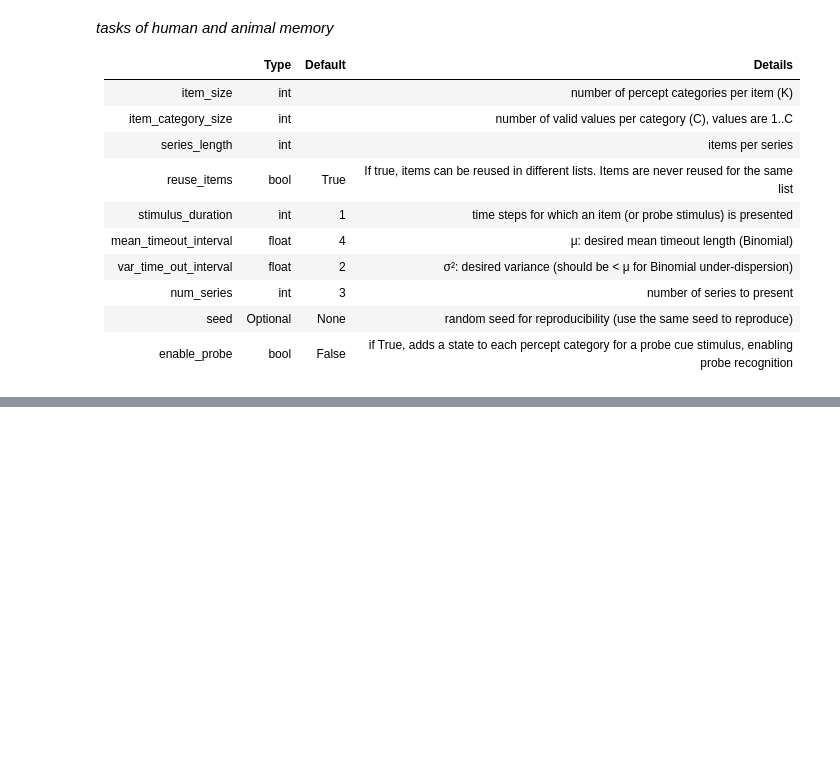
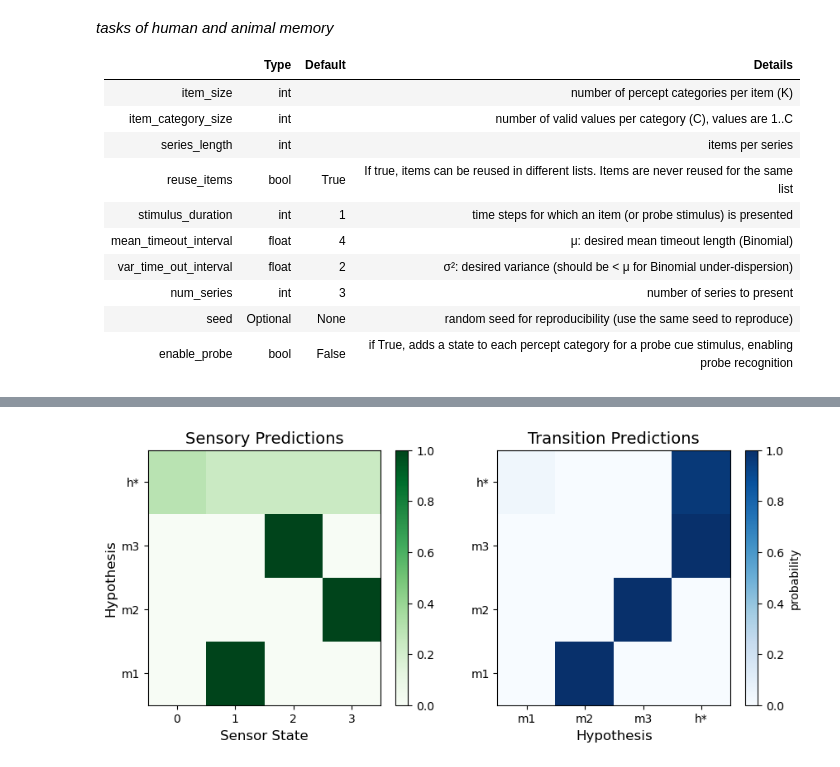
Before and after one commit to AntiPhoton47/projective_simulation, a Jupyter notebook: nbs/tutorials/learning_ps/01_Memory_Based_State_Estimators.ipynb, the cells around one changed output, grey strips where cells are left out. Cells and saved outputs as stored; diff of their text form; code cells hidden in the pictures; blank space fills up the shorter version.

Commit message:
stm tutorial w/ updates to 'encoded' memory bias method

```diff
--- a/nbs/tutorials/learning_ps/01_Memory_Based_State_Estimators.ipynb
+++ b/nbs/tutorials/learning_ps/01_Memory_Based_State_Estimators.ipynb
@@ -198,21 +201,24 @@ show_doc(List_Sequencer)
 #Set up a simple series List_Sequencer environment
 
 #For the sake of an illustrative example, we intentionally select a seed that produces a short sequence in which the first list repeats
-rng = np.random.default_rng(103)
+seed = 110
 
 item_size = 1
 item_category_size = 3
 series_length = 3
 num_series = 4
 mean_timeout_interval = 2
-var_timeout_intravel = 1
+var_timeout_intervel = 1
 
-example_list_sequence = List_Sequencer(
+example_lists = List_Sequencer(
     item_size,
     item_category_size,
     series_length,
     mean_timeout_interval=mean_timeout_interval,
-    var_time_out_interval=var_timeout_intravel,
-    num_series=num_series)
-example_list_sequence.percept_sequence
+    var_time_out_interval=var_timeout_intervel,
+    num_series=num_series,
+    seed = seed
+    )
+
+example_lists.percept_sequence
 # %% [output]
@@ -235,0 +279,31 @@ array([[2],
+# %%
+#Set Up Plots
+fig, (ax1, ax2) = plt.subplots(1, 2, figsize=(10, 4))
+
+#plot sensory predictions
+plot_heatmap(
+    example_seq_memory.sensory_predictions,
+    title = "Sensory Predictions",
+    xlabel = "Sensor State",
+    xtick_labels= ["0","1","2","3"],
+    ylabel = "Hypothesis",
+    ytick_labels= ["m1", "m2", "m3", "h*"], #We will use 'h*' to denote the stationary hypothesis,
+    color = "Greens",
+    ax = ax1)
+
+#plot transition predictions
+plot_heatmap(
+    example_seq_memory.transition_predictions,
+    title = "Transition Predictions",
+    xlabel = "Hypothesis",
+    xtick_labels= ["m1", "m2", "m3", "h*"],
+    ylabel = None,
+    ytick_labels= ["m1", "m2", "m3", "h*"],
+    colorbar_kwargs={"label": "probability"},
+    color = "Blues",
+    ax = ax2)
+
+plt.tight_layout
+pass
+# %% [output]
+[figure, added]
```
Also changed, not shown: parts of 38 cells of this notebook, 6 other files.
